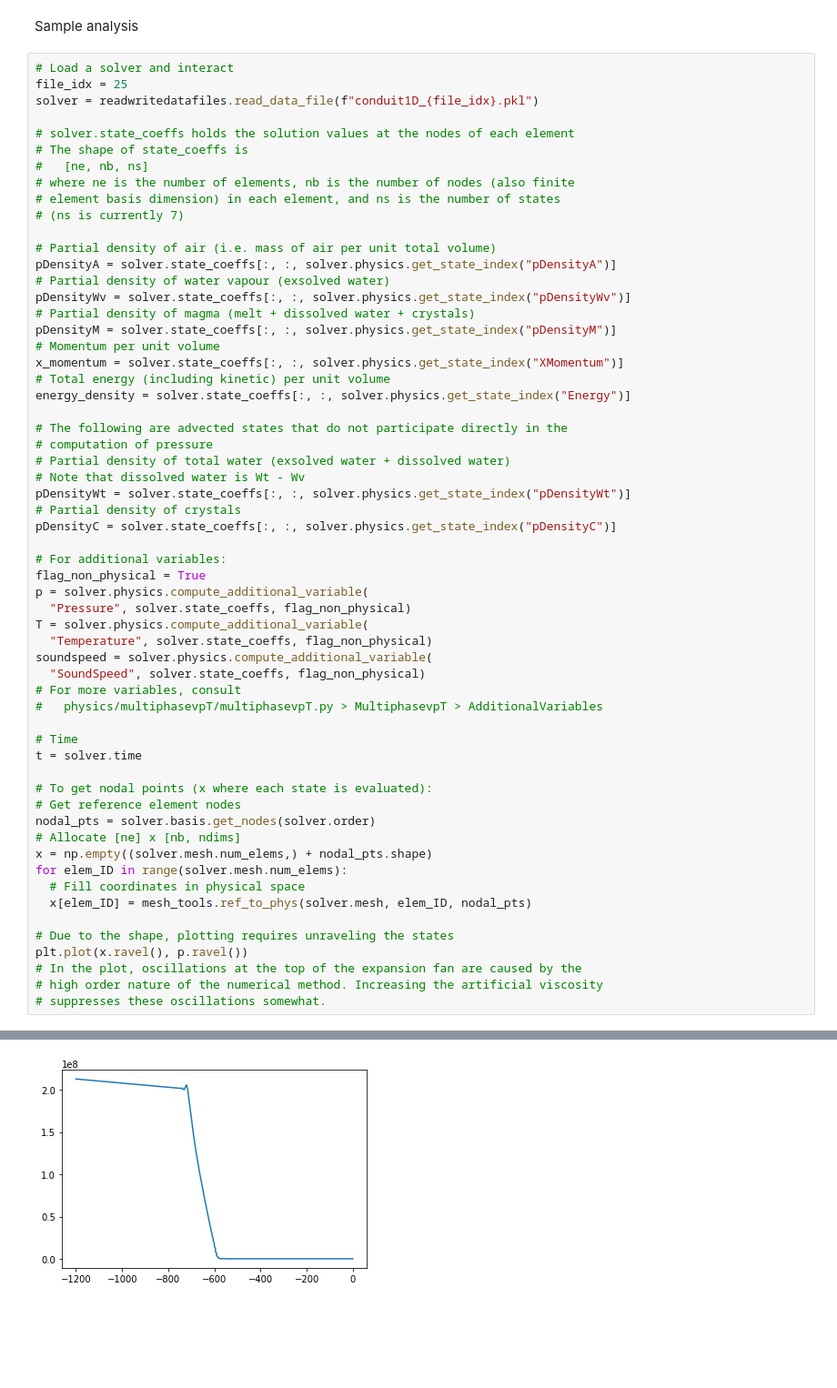
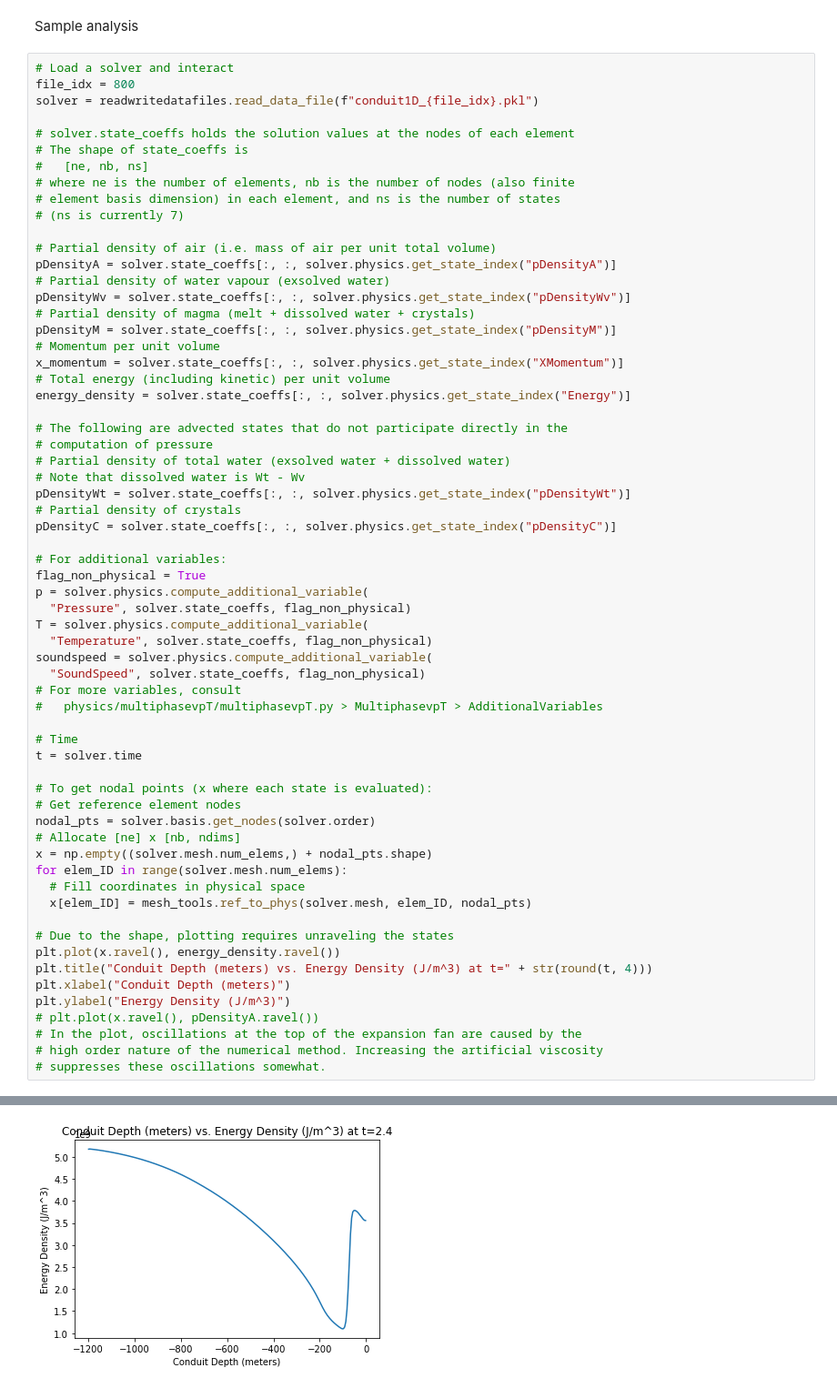
Before and after one commit to fredriclam/quail_volcano, a Jupyter notebook: scenarios/conduit1D/interactive.ipynb, the cells around one changed output, grey strips where cells are left out. Shown at 91% size. Saved outputs shown, nothing was run; the diff lists cells and outputs as text; blank space fills up the shorter version.

```diff
--- a/scenarios/conduit1D/interactive.ipynb
+++ b/scenarios/conduit1D/interactive.ipynb
@@ -62,7 +62,7 @@ os.chdir(target_dir)
 Sample analysis
 # %%
 # Load a solver and interact
-file_idx = 25
+file_idx = 800
 solver = readwritedatafiles.read_data_file(f"conduit1D_{file_idx}.pkl")
 
 # solver.state_coeffs holds the solution values at the nodes of each element
@@ -115,7 +115,11 @@ for elem_ID in range(solver.mesh.num_elems):
   x[elem_ID] = mesh_tools.ref_to_phys(solver.mesh, elem_ID, nodal_pts)
 
 # Due to the shape, plotting requires unraveling the states
-plt.plot(x.ravel(), p.ravel())
+plt.plot(x.ravel(), energy_density.ravel())
+plt.title("Conduit Depth (meters) vs. Energy Density (J/m^3) at t=" + str(round(t, 4)))
+plt.xlabel("Conduit Depth (meters)")
+plt.ylabel("Energy Density (J/m^3)")
+# plt.plot(x.ravel(), pDensityA.ravel())
 # In the plot, oscillations at the top of the expansion fan are caused by the
 # high order nature of the numerical method. Increasing the artificial viscosity
 # suppresses these oscillations somewhat.
@@ -124 +128 @@ plt.plot(x.ravel(), p.ravel())
-[figure, old version]
+[figure, new version]
```
Also changed, not shown: parts of 5 cells of this notebook, 9 other files.
